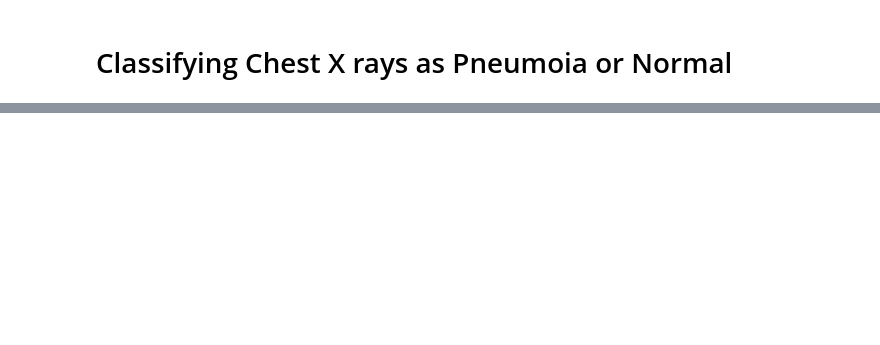
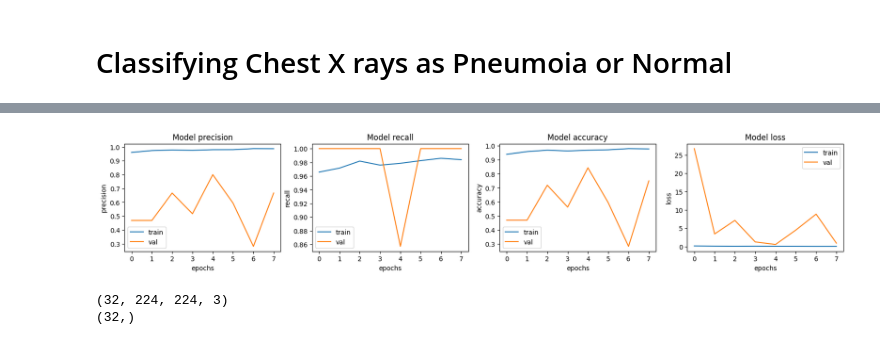
Before and after one commit to saimaharana4/ML_DL_Project, a Jupyter notebook: classifying-chest-x-rays-as-pneumoia-or-normal.ipynb, the cells around one changed output, grey strips where cells are left out. Cells and saved outputs as stored; diff of their text form; code cells hidden in the pictures; blank space fills up the shorter version.

```diff
--- a/classifying-chest-x-rays-as-pneumoia-or-normal.ipynb
+++ b/classifying-chest-x-rays-as-pneumoia-or-normal.ipynb
@@ -29,0 +62,5 @@ What is Pneumonia?
+# %%
+# Creating the PathLib PATH Objects
+train_path = Path("/kaggle/input/chest-xray-pneumonia/chest_xray/train")
+validation_path = Path("/kaggle/input/chest-xray-pneumonia/chest_xray/val")
+test_path = Path("/kaggle/input/chest-xray-pneumonia/chest_xray/test")
@@ -29,0 +208,28 @@ What is Pneumonia?
+# %%
+# Compiling your model by providing the Optimizer , Loss and Metrics
+model.compile(
+    optimizer=tf.keras.optimizers.Adam(learning_rate=0.001, beta_1=0.9, beta_2=0.999, epsilon=1e-07),
+    loss = 'binary_crossentropy',
+    metrics=['accuracy' , tf.keras.metrics.Precision(name='precision'),tf.keras.metrics.Recall(name='recall')]
+)
+# %%
+# Defining our callbacks
+checkpoint = tf.keras.callbacks.ModelCheckpoint("best_weights.h5",verbose=1,save_best_only=True,save_weights_only = True)
+early_stop = tf.keras.callbacks.EarlyStopping(patience=4)
+# %%
+# Make sure these are correctly calculated
+train_dataset_length = len(train_image_paths)
+val_dataset_length = len(val_image_paths)
+
+# Ensure steps_per_epoch and validation_steps are at least 1
+steps_per_epoch = max(1, train_dataset_length // BATCH_SIZE)
+validation_steps = max(1, val_dataset_length // BATCH_SIZE)
+
+history = model.fit(
+    train_dataset,
+    steps_per_epoch=steps_per_epoch,
+    epochs=8,
+    callbacks=[checkpoint, early_stop],
+    validation_data=val_dataset,
+    validation_steps=validation_steps,
+)
@@ -29,0 +254,14 @@ What is Pneumonia?
+# %%
+# Interpreting the Metrics
+fig, ax = plt.subplots(1, 4, figsize=(20, 3))
+ax = ax.ravel()
+
+for i, met in enumerate(['precision', 'recall', 'accuracy', 'loss']):
+    ax[i].plot(history.history[met])
+    ax[i].plot(history.history['val_' + met])
+    ax[i].set_title('Model {}'.format(met))
+    ax[i].set_xlabel('epochs')
+    ax[i].set_ylabel(met)
+    ax[i].legend(['train', 'val'])
+# %% [output]
+[figure, added]
@@ -29,0 +299,8 @@ What is Pneumonia?
+# %%
+# Verify Test Dataset Object
+image , label = next(iter(test_dataset))
+print(image.shape)
+print(label.shape)
+# %% [output]
+(32, 224, 224, 3)
+(32,)
```
Also changed, not shown: parts of 20 cells of this notebook.
